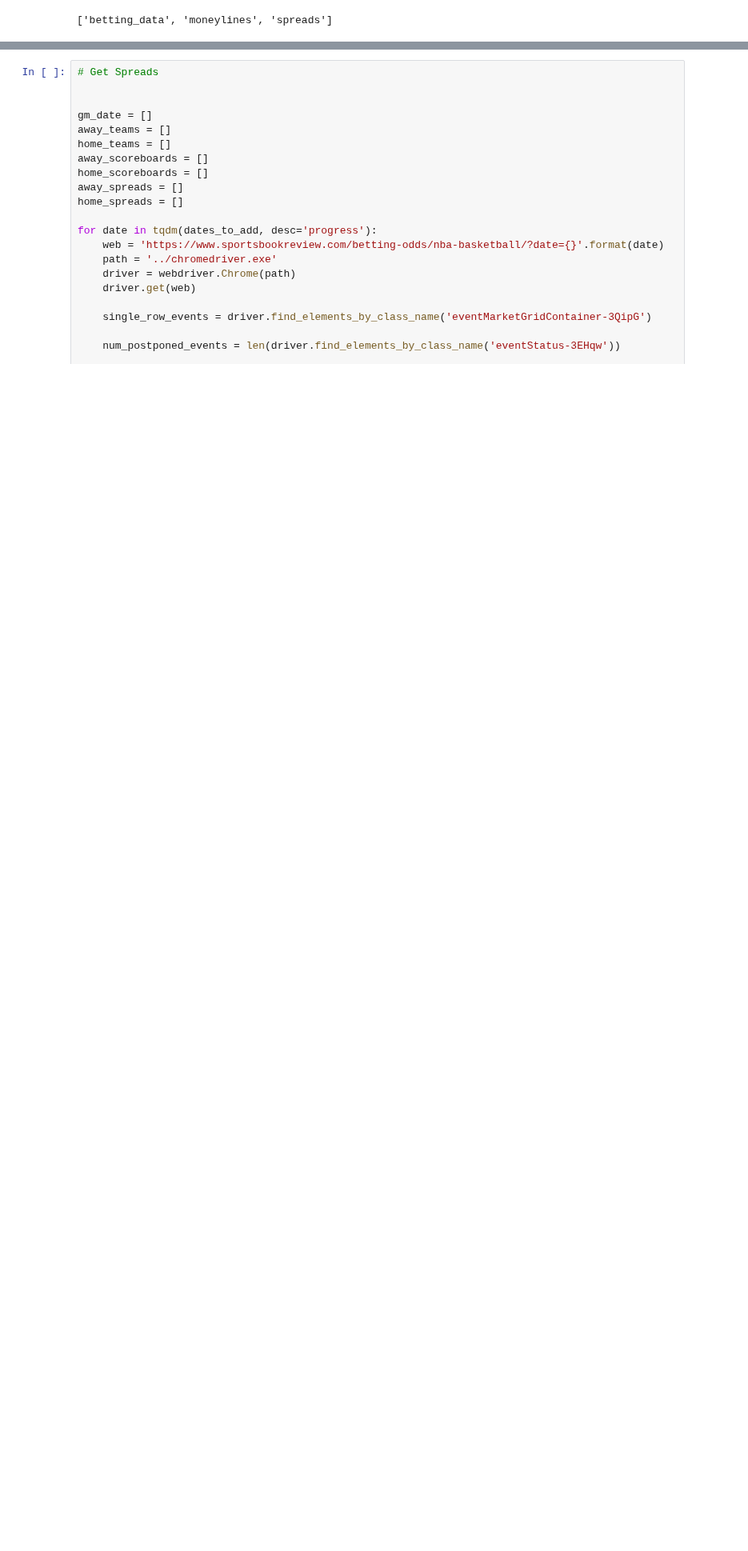
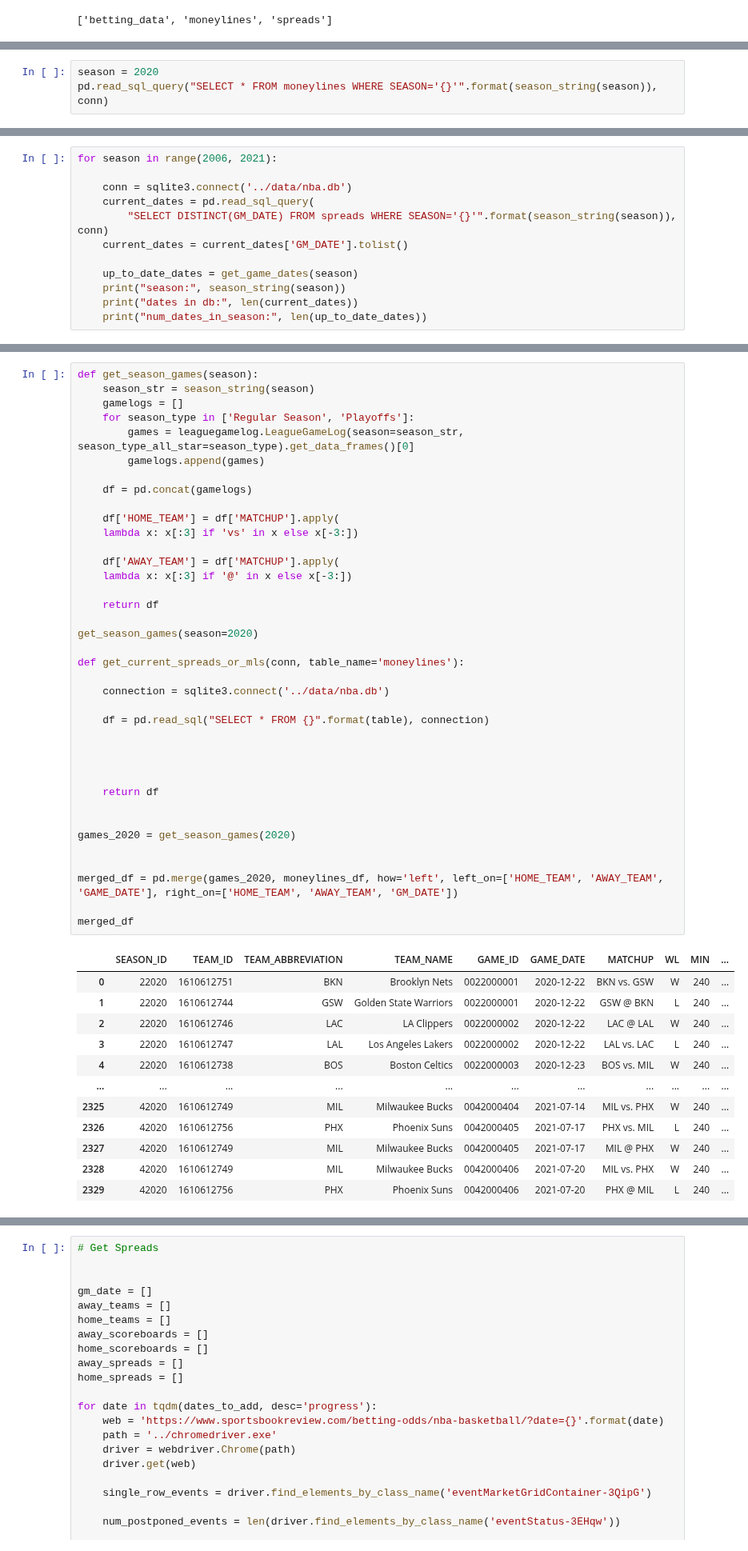
Before and after one commit to jnish23/NBA_Model, a Jupyter notebook: notebooks/ScrapingBettingLinesSelenium.ipynb, the cells around one changed output, grey strips where cells are left out. Shown at 80% size. Cells and saved outputs as stored; diff of their text form; blank space fills up the shorter version.

Commit message:
Remade functions to pull data from sqlite3 db

```diff
--- a/notebooks/ScrapingBettingLinesSelenium.ipynb
+++ b/notebooks/ScrapingBettingLinesSelenium.ipynb
@@ -529,0 +450,3 @@ def update_spread_data(conn, season = 2021 ):
+# %%
+season = 2020
+pd.read_sql_query("SELECT * FROM moneylines WHERE SEASON='{}'".format(season_string(season)), conn)
@@ -529,0 +467,12 @@ def update_spread_data(conn, season = 2021 ):
+# %%
+for season in range(2006, 2021):
+
+    conn = sqlite3.connect('../data/nba.db')
+    current_dates = pd.read_sql_query(
+        "SELECT DISTINCT(GM_DATE) FROM spreads WHERE SEASON='{}'".format(season_string(season)), conn)
+    current_dates = current_dates['GM_DATE'].tolist()
+
+    up_to_date_dates = get_game_dates(season)
+    print("season:", season_string(season))
+    print("dates in db:", len(current_dates))
+    print("num_dates_in_season:", len(up_to_date_dates))
@@ -529,0 +511,51 @@ def update_spread_data(conn, season = 2021 ):
+# %%
+def get_season_games(season):
+    season_str = season_string(season)
+    gamelogs = []
+    for season_type in ['Regular Season', 'Playoffs']:
+        games = leaguegamelog.LeagueGameLog(season=season_str, season_type_all_star=season_type).get_data_frames()[0]
+        gamelogs.append(games)
+
+    df = pd.concat(gamelogs)
+
+    df['HOME_TEAM'] = df['MATCHUP'].apply(
+    lambda x: x[:3] if 'vs' in x else x[-3:])
+
+    df['AWAY_TEAM'] = df['MATCHUP'].apply(
+    lambda x: x[:3] if '@' in x else x[-3:])
+
+    return df
+
+get_season_games(season=2020)
+
+def get_current_spreads_or_mls(conn, table_name='moneylines'):
+
+    connection = sqlite3.connect('../data/nba.db')
+
+    df = pd.read_sql("SELECT * FROM {}".format(table), connection)
+
+
+
+
+    return df
+
+
+games_2020 = get_season_games(2020)
+
+
+merged_df = pd.merge(games_2020, moneylines_df, how='left', left_on=['HOME_TEAM', 'AWAY_TEAM', 'GAME_DATE'], right_on=['HOME_TEAM', 'AWAY_TEAM', 'GM_DATE'])
+
+merged_df
+# %% [output]
+|  | SEASON_ID | TEAM_ID | TEAM_ABBREVIATION | TEAM_NAME | GAME_ID | GAME_DATE | MATCHUP | WL | MIN | ... |
+| 0 | 22020 | 1610612751 | BKN | Brooklyn Nets | 0022000001 | 2020-12-22 | BKN vs. GSW | W | 240 | ... |
+| 1 | 22020 | 1610612744 | GSW | Golden State Warriors | 0022000001 | 2020-12-22 | GSW @ BKN | L | 240 | ... |
+| 2 | 22020 | 1610612746 | LAC | LA Clippers | 0022000002 | 2020-12-22 | LAC @ LAL | W | 240 | ... |
+| 3 | 22020 | 1610612747 | LAL | Los Angeles Lakers | 0022000002 | 2020-12-22 | LAL vs. LAC | L | 240 | ... |
+| 4 | 22020 | 1610612738 | BOS | Boston Celtics | 0022000003 | 2020-12-23 | BOS vs. MIL | W | 240 | ... |
+| ... | ... | ... | ... | ... | ... | ... | ... | ... | ... | ... |
+| 2325 | 42020 | 1610612749 | MIL | Milwaukee Bucks | 0042000404 | 2021-07-14 | MIL vs. PHX | W | 240 | ... |
+| 2326 | 42020 | 1610612756 | PHX | Phoenix Suns | 0042000405 | 2021-07-17 | PHX vs. MIL | L | 240 | ... |
+| 2327 | 42020 | 1610612749 | MIL | Milwaukee Bucks | 0042000405 | 2021-07-17 | MIL @ PHX | W | 240 | ... |
+| 2328 | 42020 | 1610612749 | MIL | Milwaukee Bucks | 0042000406 | 2021-07-20 | MIL vs. PHX | W | 240 | ... |
+| 2329 | 42020 | 1610612756 | PHX | Phoenix Suns | 0042000406 | 2021-07-20 | PHX @ MIL | L | 240 | ... |
```
Also changed, not shown: parts of 43 cells of this notebook, 10 other files.
